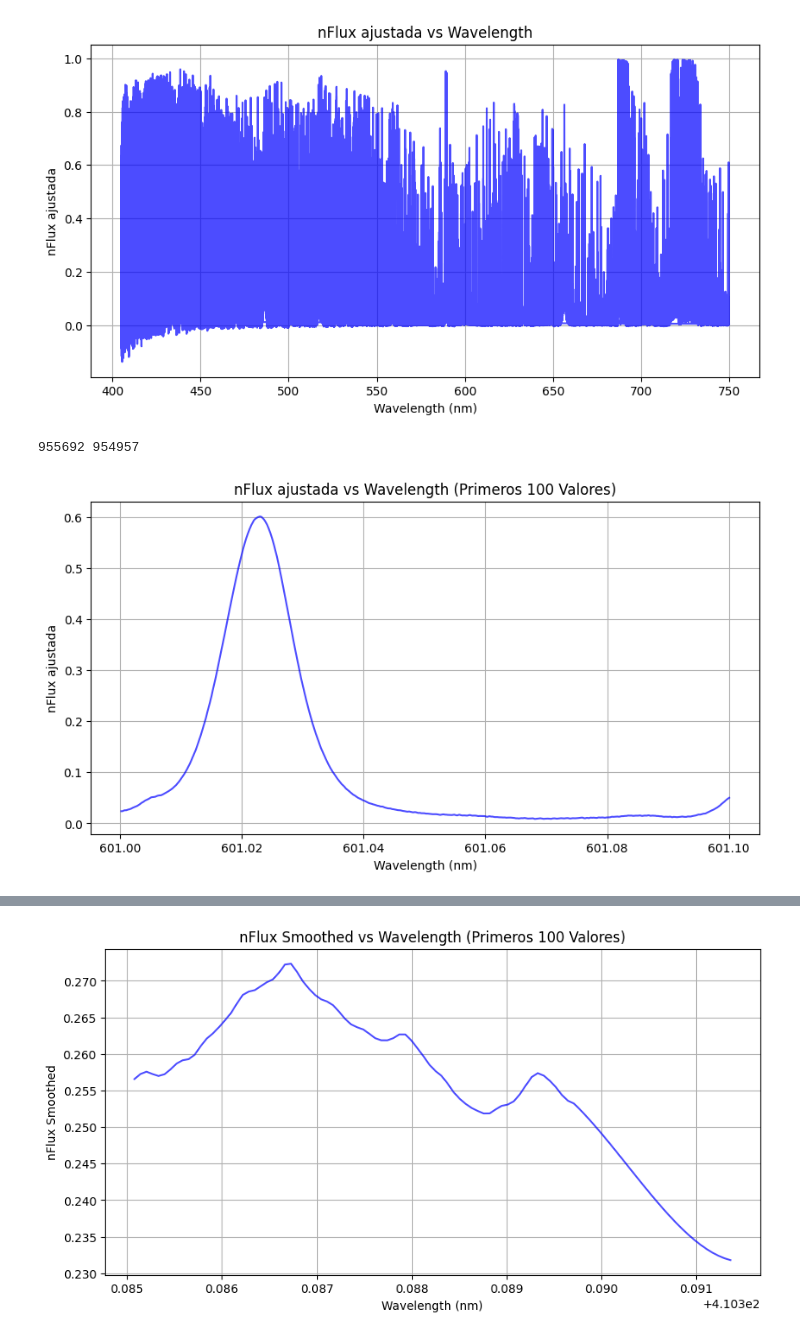
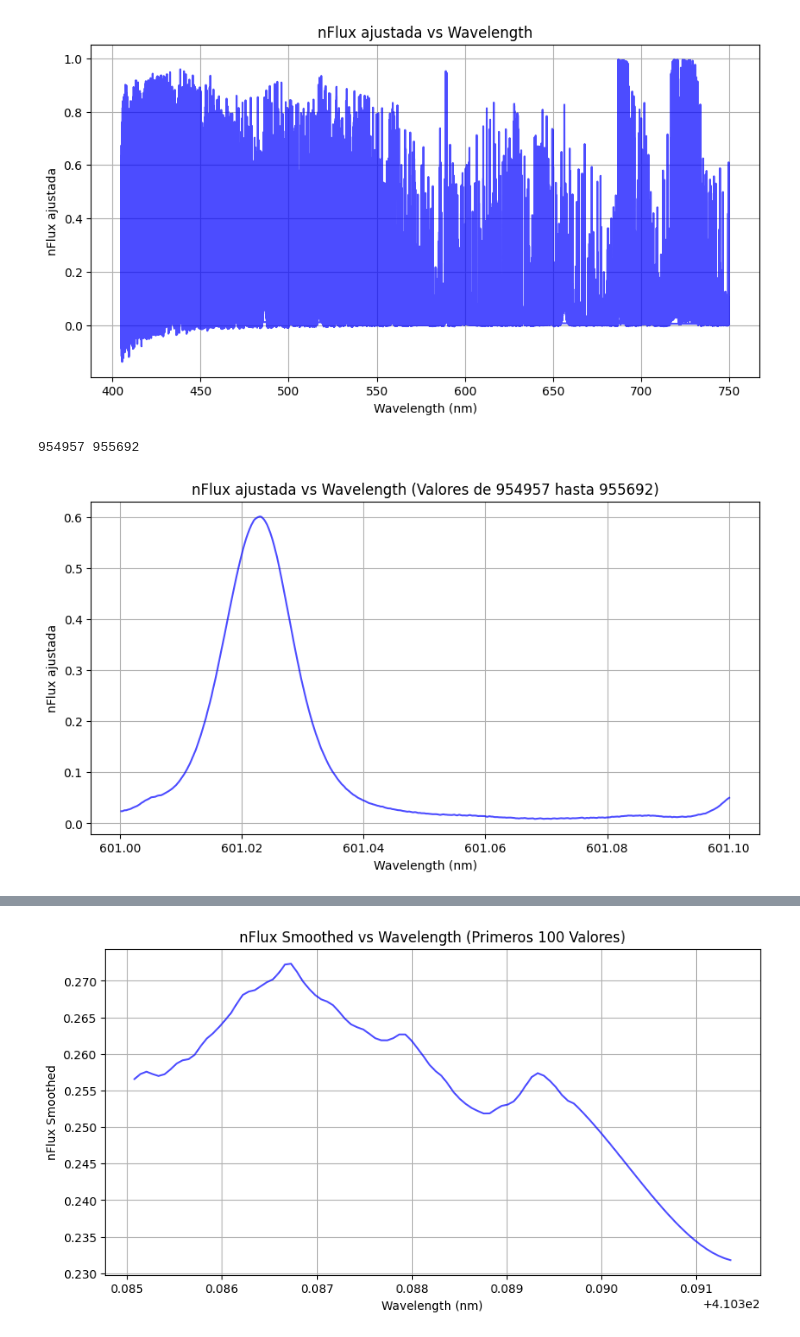
Before and after one commit to EstebanFuentesS/Proyecto-Teorico-202501, a Jupyter notebook: main.ipynb, the cells around one changed output, grey strips where cells are left out. Saved outputs shown, nothing was run; the diff lists cells and outputs as text; code cells hidden in the pictures.

```diff
--- a/main.ipynb
+++ b/main.ipynb
@@ -110,22 +110,22 @@ plt.show()
 # %% [output]
 [figure]
 # %%
-abajo = np.abs(df2["Wave"] - 601).argmin()
-arriba = np.abs(df2["Wave"] - 601.1).argmin()
+arriba = np.abs(df2["Wave"] - 601).argmin()
+abajo = np.abs(df2["Wave"] - 601.1).argmin()
 print(abajo, arriba)
 # %% [output]
-955692 954957
+954957 955692
 # %%
 df2["nFlux_ajustada"] = 1 - df2["nFlux"]
 
 plt.figure(figsize=(10, 5))
-plt.plot(df2["Wave"][arriba:abajo], df2["nFlux_ajustada"][arriba:abajo], color='blue', alpha=0.7)
+plt.plot(df2["Wave"][abajo:arriba], df2["nFlux_ajustada"][abajo:arriba], color='blue', alpha=0.7)
 
 plt.xlabel("Wavelength (nm)")
 plt.ylabel("nFlux ajustada")
-plt.title("nFlux ajustada vs Wavelength (Primeros 100 Valores)")
+plt.title(f"nFlux ajustada vs Wavelength (Valores de {abajo} hasta {arriba})")
 plt.grid(True)
 
 plt.show()
 # %% [output]
-[figure, old version]
+[figure, new version]
```
Also changed, not shown: parts of 2 cells of this notebook.
